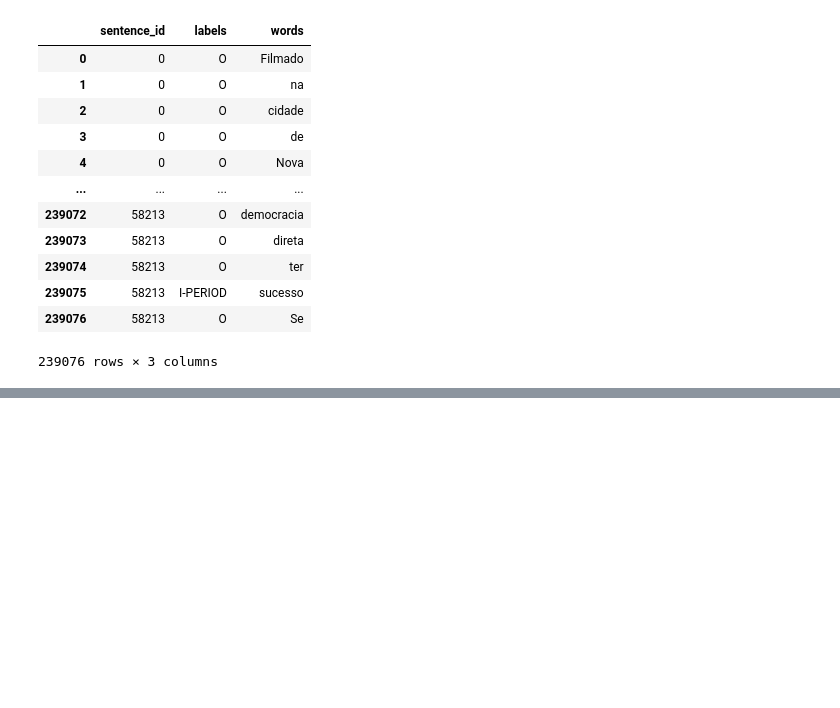
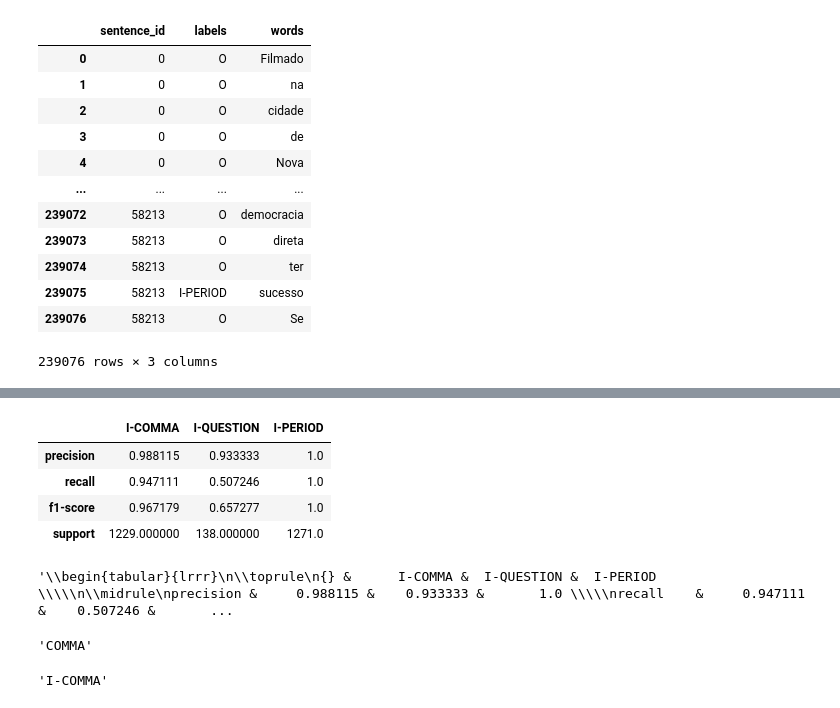
Before and after one commit to mec-correcaotextual/punctuation-restoration-bracis2022, a Jupyter notebook: notebooks/BertPunctuator.ipynb, the cells around one changed output, grey strips where cells are left out. Drawn from its saved outputs; the diff is of its cells as text; code cells hidden in the pictures; blank space fills up the shorter version.

```diff
--- a/notebooks/BertPunctuator.ipynb
+++ b/notebooks/BertPunctuator.ipynb
@@ -180,0 +193,14 @@ displacy.render([ents[2]], style="ent", manual=True, jupyter=True)
+# %%
+y_true = []
+texts = []
+for _, group in dataset['test'].groupby("sentence_id"):
+        text = " ".join(group.words)
+        texts.append(text)
+        y_true.append(group.labels.apply(lambda label: label.replace("I-","") ).tolist())
+# %%
+predictions = model.predict(texts)
+# %%
+
+y_pred = []
+for i,pred in enumerate(predictions[0], 1):
+  y_pred.append(list(map(lambda item:list(item.values())[0].replace("I-",""), pred)))
@@ -180,0 +211,7 @@ displacy.render([ents[2]], style="ent", manual=True, jupyter=True)
+# %%
+from sklearn.preprocessing import MultiLabelBinarizer
+
+mlb = MultiLabelBinarizer()
+y_pred_tf = mlb.fit_transform(y_pred)
+mlb = MultiLabelBinarizer()
+y_test_tf = mlb.fit_transform(y_true)
@@ -180,0 +235,14 @@ displacy.render([ents[2]], style="ent", manual=True, jupyter=True)
+# %%
+from sklearn.metrics import classification_report
+
+target_names = dataset['train'].labels.unique().tolist()
+outdict = classification_report(y_test_tf, y_pred_tf, target_names=target_names, output_dict=True)
+
+df = pd.DataFrame(outdict)
+df.loc[:, ['I-COMMA', 'I-QUESTION', 'I-PERIOD']]
+# %% [output]
+|  | I-COMMA | I-QUESTION | I-PERIOD |
+| precision | 0.988115 | 0.933333 | 1.0 |
+| recall | 0.947111 | 0.507246 | 1.0 |
+| f1-score | 0.967179 | 0.657277 | 1.0 |
+| support | 1229.000000 | 138.000000 | 1271.0 |
@@ -180,0 +251,4 @@ displacy.render([ents[2]], style="ent", manual=True, jupyter=True)
+# %%
+df.loc[:, ['I-COMMA', 'I-QUESTION', 'I-PERIOD']].to_latex()
+# %% [output]
+'\\begin{tabular}{lrrr}\n\\toprule\n{} &      I-COMMA &  I-QUESTION &  I-PERIOD \\\\\n\\midrule\nprecision &     0.988115 &    0.933333 &       1.0 \\\\\nrecall    &     0.947111 &    0.507246 &       ...
@@ -180,0 +257,16 @@ displacy.render([ents[2]], style="ent", manual=True, jupyter=True)
+# %%
+list(predictions[0][0][-1].values())[0]
+# %% [output]
+'COMMA'
+# %%
+from spacy.tokens import Span
+
+predictions_ner = predictions[0]
+doc = nlp(texts[0])
+doc.set_ents([Span(doc, i, i+1, "I-"+list(item.values())[0])
+               for i, item in enumerate(predictions_ner[0])
+                if list(item.values())[0] !="O"])
+ents = list(doc.ents)
+ents[0].label_
+# %% [output]
+'I-COMMA'
```
Also changed, not shown: parts of 38 cells of this notebook, 1 other file.
